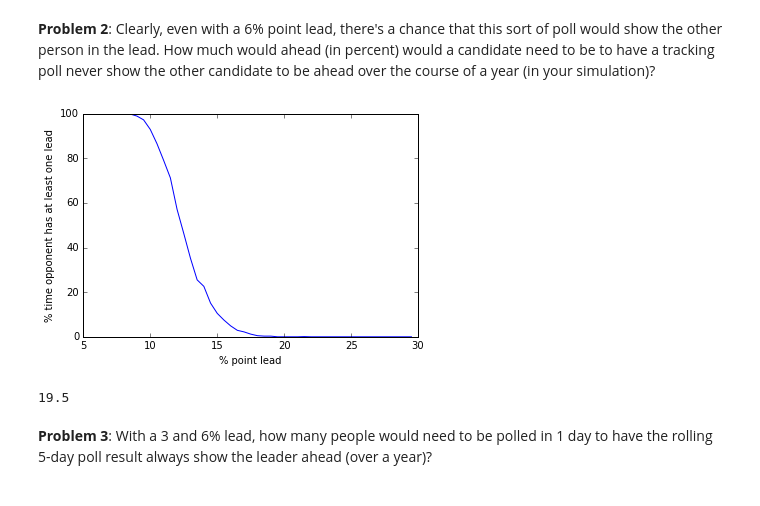
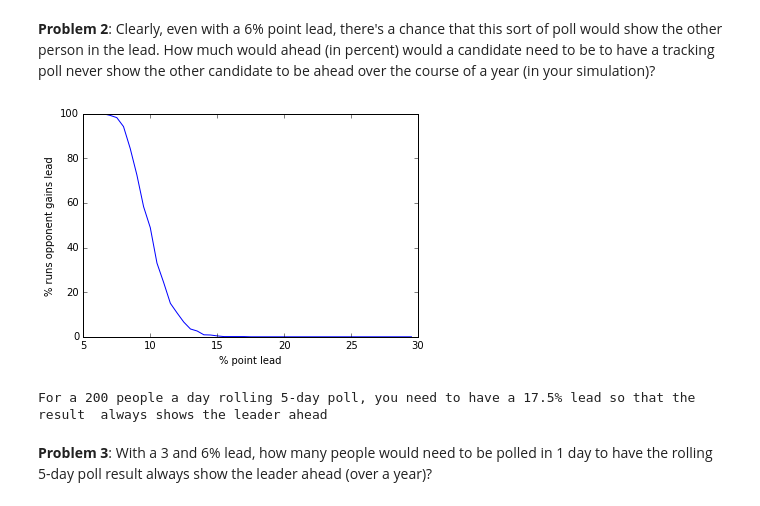
Before and after one commit to irinaene/py-ay250-hw, a Jupyter notebook: hw_1/hw_1_assignment.ipynb, the cells around one changed output. Cells and saved outputs as stored; diff of their text form; code cells hidden in the pictures.

```diff
--- a/hw_1/hw_1_assignment.ipynb
+++ b/hw_1/hw_1_assignment.ipynb
@@ -576,28 +497,28 @@ plt.ylabel('Lead (%)');
 # %%
 # your code here
 times_arr = []
 pt_lead = np.arange(6, 30, 0.5)
-stddev = 10
+stddev = 8
 days = 365
 num_ppl = 200.
 for pt in pt_lead:
     times = 0
     for j in range(1000):
         lead = compute_lead(pt, stddev, days, num_ppl)
         if np.any(lead < 0):
             times +=1
     times_arr.append(times/10.)
+
+plt.plot(pt_lead, times_arr)
+plt.xlabel('% point lead')
+plt.ylabel('% runs opponent gains lead')
+plt.show()
+first_lead = pt_lead[np.where(np.asarray(times_arr) == 0.0)[0][0]]
+print("For a 200 people a day rolling 5-day poll, you need to have a {}% lead so that the result \
+ always shows the leader ahead.".format(first_lead))
+# %% [output]
+[figure, added]
+For a 200 people a day rolling 5-day poll, you need to have a 17.5% lead so that the result  always shows the leader ahead
-# %%
-plt.plot(pt_lead, times_arr)
-plt.xlabel('% point lead')
-plt.ylabel('% runs opponent gains lead')
-plt.show()
-first_lead = pt_lead[np.where(np.asarray(times_arr) == 0.0)[0][0]]
-print("For a 200 people a day rolling 5-day poll, you need to have a {}% lead so that the result \
- always shows the leader ahead".format(first_lead))
-# %% [output]
-[figure, removed]
-19.5
 # %% [markdown]
 **Problem 3**: With a 3 and 6% lead, how many people would need to be polled in 1 day to have the rolling 5-day poll result always show the leader ahead (over a year)?
 # %%
```
Also changed, not shown: parts of 21 cells of this notebook.
